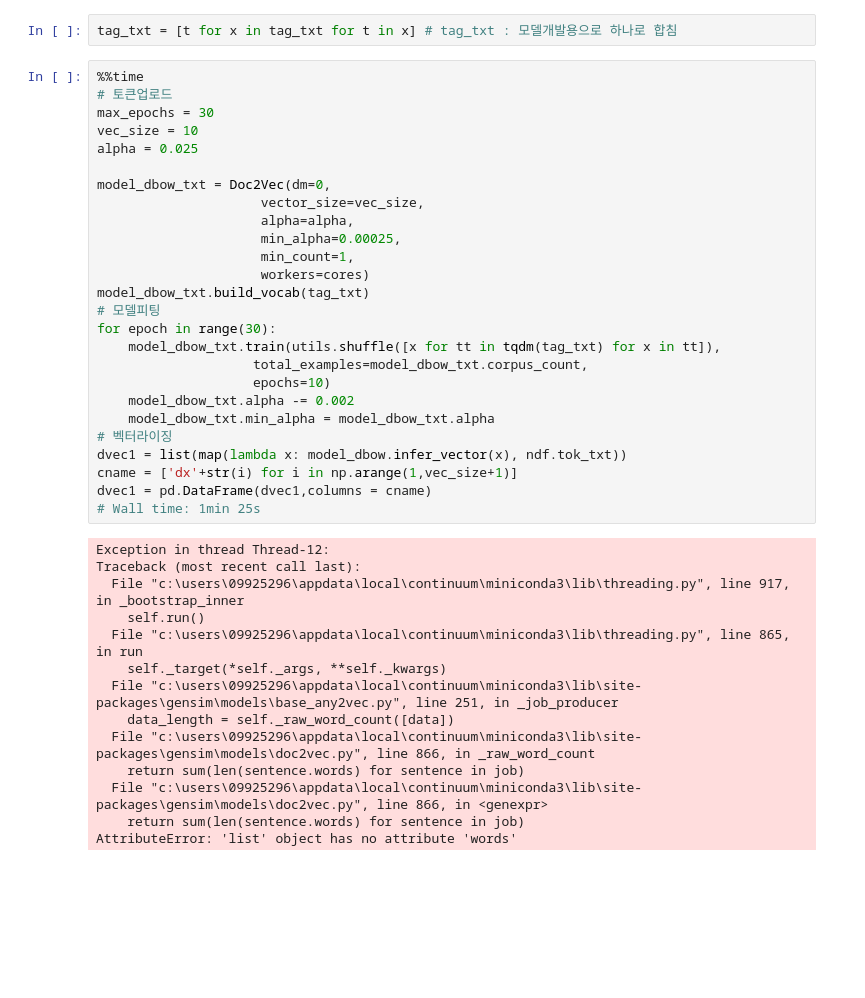
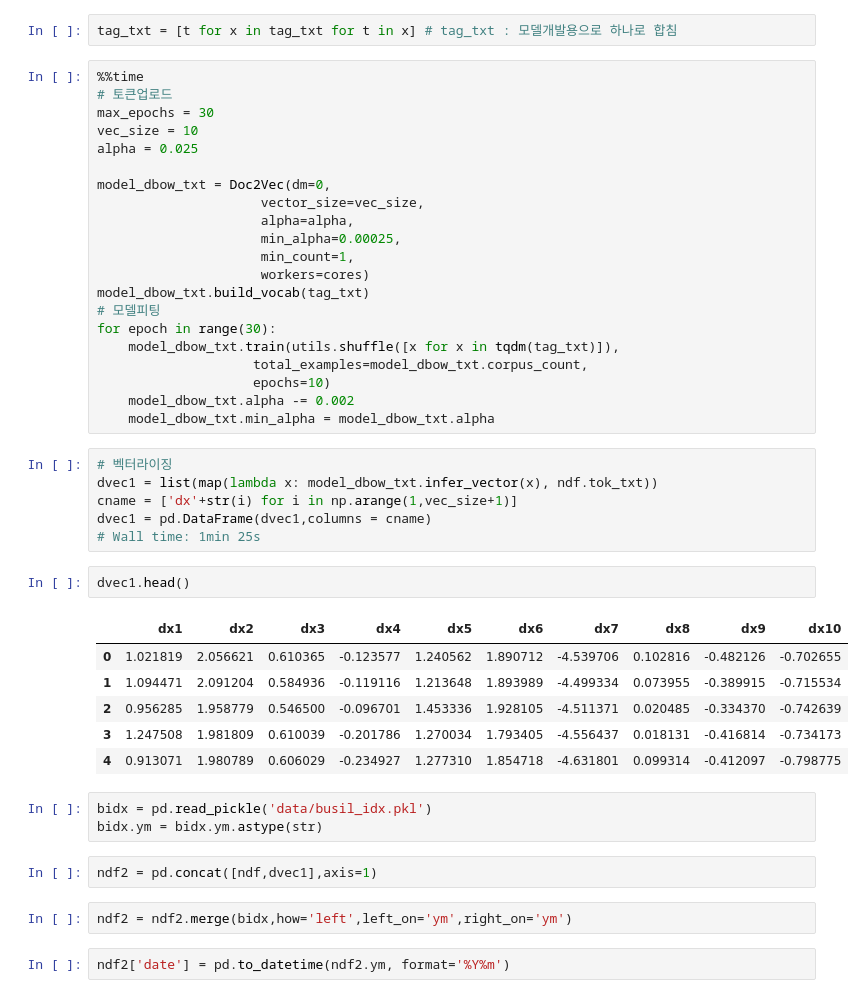
Before and after one commit to jeonghyunwoo/pub_data, a Jupyter notebook: social_d2v_2.ipynb, the cells around one changed output. Cells and saved outputs as stored; diff of their text form; blank space fills up the shorter version.

```diff
--- a/social_d2v_2.ipynb
+++ b/social_d2v_2.ipynb
@@ -191,27 +194,32 @@ model_dbow_txt = Doc2Vec(dm=0,
 model_dbow_txt.build_vocab(tag_txt)
 # 모델피팅
 for epoch in range(30):
-    model_dbow_txt.train(utils.shuffle([x for tt in tqdm(tag_txt) for x in tt]),
+    model_dbow_txt.train(utils.shuffle([x for x in tqdm(tag_txt)]),
                     total_examples=model_dbow_txt.corpus_count,
                     epochs=10)
     model_dbow_txt.alpha -= 0.002
     model_dbow_txt.min_alpha = model_dbow_txt.alpha
-# 벡터라이징
-dvec1 = list(map(lambda x: model_dbow.infer_vector(x), ndf.tok_txt))
-cname = ['dx'+str(i) for i in np.arange(1,vec_size+1)]
-dvec1 = pd.DataFrame(dvec1,columns = cname)
-# Wall time: 1min 25s
-# %% [output]
-Exception in thread Thread-12:
-Traceback (most recent call last):
-  File "c:\users\09925296\appdata\local\continuum\miniconda3\lib\threading.py", line 917, in _bootstrap_inner
-    self.run()
-  File "c:\users\09925296\appdata\local\continuum\miniconda3\lib\threading.py", line 865, in run
-    self._target(*self._args, **self._kwargs)
-  File "c:\users\09925296\appdata\local\continuum\miniconda3\lib\site-packages\gensim\models\base_any2vec.py", line 251, in _job_producer
-    data_length = self._raw_word_count([data])
-  File "c:\users\09925296\appdata\local\continuum\miniconda3\lib\site-packages\gensim\models\doc2vec.py", line 866, in _raw_word_count
-    return sum(len(sentence.words) for sentence in job)
-  File "c:\users\09925296\appdata\local\continuum\miniconda3\lib\site-packages\gensim\models\doc2vec.py", line 866, in <genexpr>
-    return sum(len(sentence.words) for sentence in job)
-AttributeError: 'list' object has no attribute 'words'
+# %%
+# 벡터라이징
+dvec1 = list(map(lambda x: model_dbow_txt.infer_vector(x), ndf.tok_txt))
+cname = ['dx'+str(i) for i in np.arange(1,vec_size+1)]
+dvec1 = pd.DataFrame(dvec1,columns = cname)
+# Wall time: 1min 25s
+# %%
+dvec1.head()
+# %% [output]
+|  | dx1 | dx2 | dx3 | dx4 | dx5 | dx6 | dx7 | dx8 | dx9 | dx10 |
+| 0 | 1.021819 | 2.056621 | 0.610365 | -0.123577 | 1.240562 | 1.890712 | -4.539706 | 0.102816 | -0.482126 | -0.702655 |
+| 1 | 1.094471 | 2.091204 | 0.584936 | -0.119116 | 1.213648 | 1.893989 | -4.499334 | 0.073955 | -0.389915 | -0.715534 |
+| 2 | 0.956285 | 1.958779 | 0.546500 | -0.096701 | 1.453336 | 1.928105 | -4.511371 | 0.020485 | -0.334370 | -0.742639 |
+| 3 | 1.247508 | 1.981809 | 0.610039 | -0.201786 | 1.270034 | 1.793405 | -4.556437 | 0.018131 | -0.416814 | -0.734173 |
+| 4 | 0.913071 | 1.980789 | 0.606029 | -0.234927 | 1.277310 | 1.854718 | -4.631801 | 0.099314 | -0.412097 | -0.798775 |
+# %%
+bidx = pd.read_pickle('data/busil_idx.pkl')
+bidx.ym = bidx.ym.astype(str)
+# %%
+ndf2 = pd.concat([ndf,dvec1],axis=1)
+# %%
+ndf2 = ndf2.merge(bidx,how='left',left_on='ym',right_on='ym')
+# %%
+ndf2['date'] = pd.to_datetime(ndf2.ym, format='%Y%m')
```
Also changed, not shown: parts of 6 cells of this notebook.
